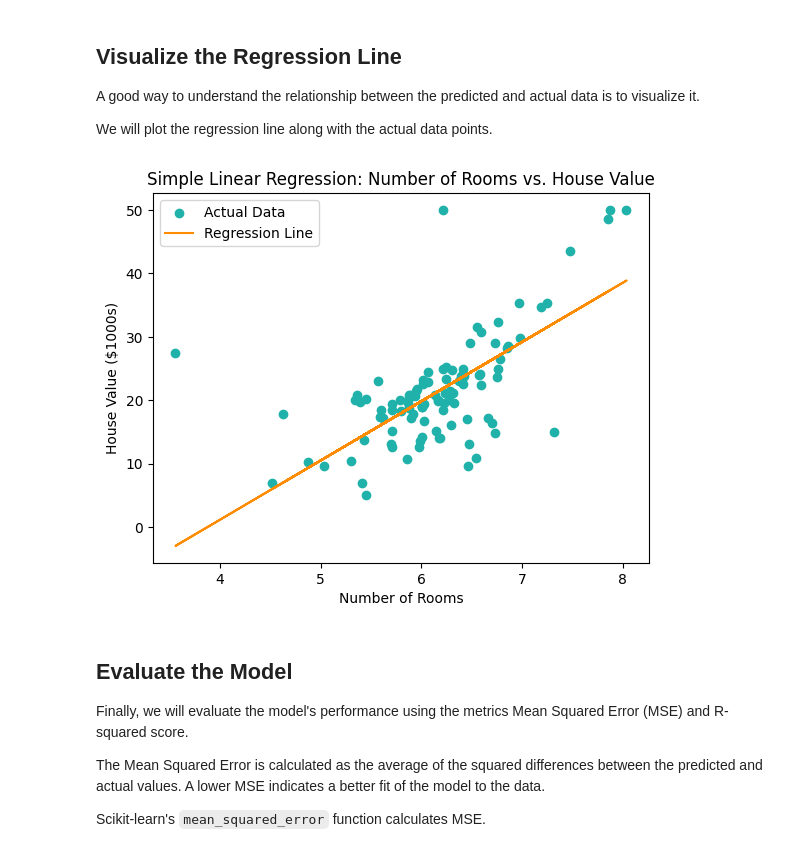
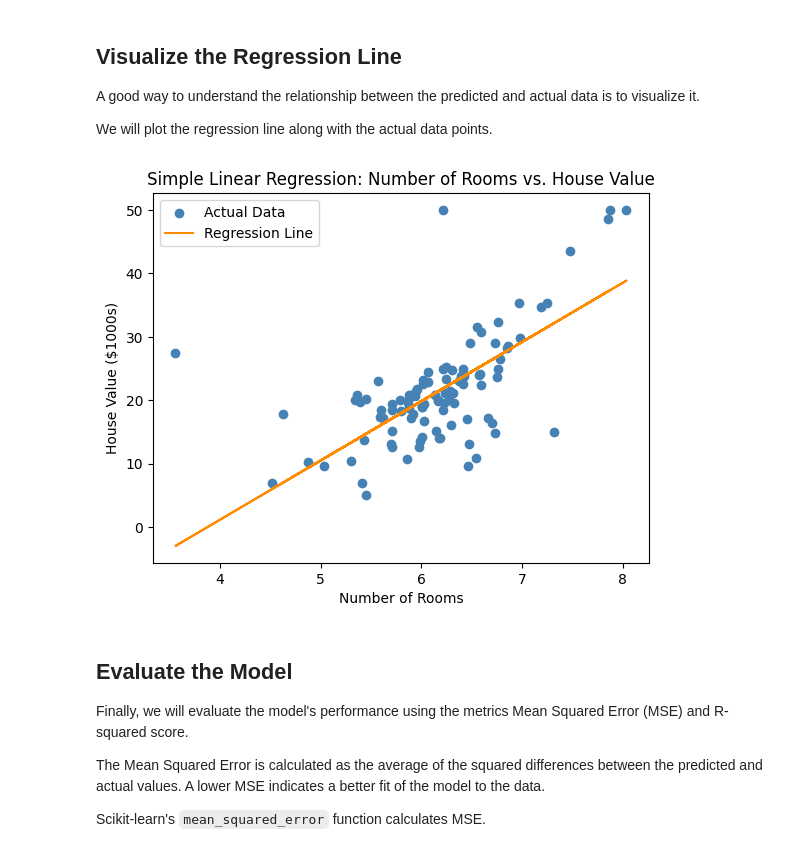
Before and after one commit to tariqzahratahdi/MachineLearning, a Jupyter notebook: course_machine_learning_scikitlearn_simple_linear_regression.ipynb, the cells around one changed output. Drawn from its saved outputs; the diff is of its cells as text; code cells hidden in the pictures.

```diff
--- a/course_machine_learning_scikitlearn_simple_linear_regression.ipynb
+++ b/course_machine_learning_scikitlearn_simple_linear_regression.ipynb
@@ -135,19 +135,19 @@ A good way to understand the relationship between the predicted and actual data
 We will plot the regression line along with the actual data points.
 # %%
 # plot the actual data points
-plt.scatter(X_test, y_test, color='lightseagreen', label='Actual Data')
+plt.scatter(X_test, y_test, color='steelblue', label='Actual Data')
 
 # plot the regression line
 plt.plot(X_test, y_pred, color='darkorange', label='Regression Line')
 
 # add labels and title
 plt.xlabel('Number of Rooms')
 plt.ylabel('House Value ($1000s)')
 plt.title('Simple Linear Regression: Number of Rooms vs. House Value')
 plt.legend()
 plt.show()
 # %% [output]
-[figure, old version]
+[figure, new version]
 # %% [markdown]
 ## Evaluate the Model
 
```
